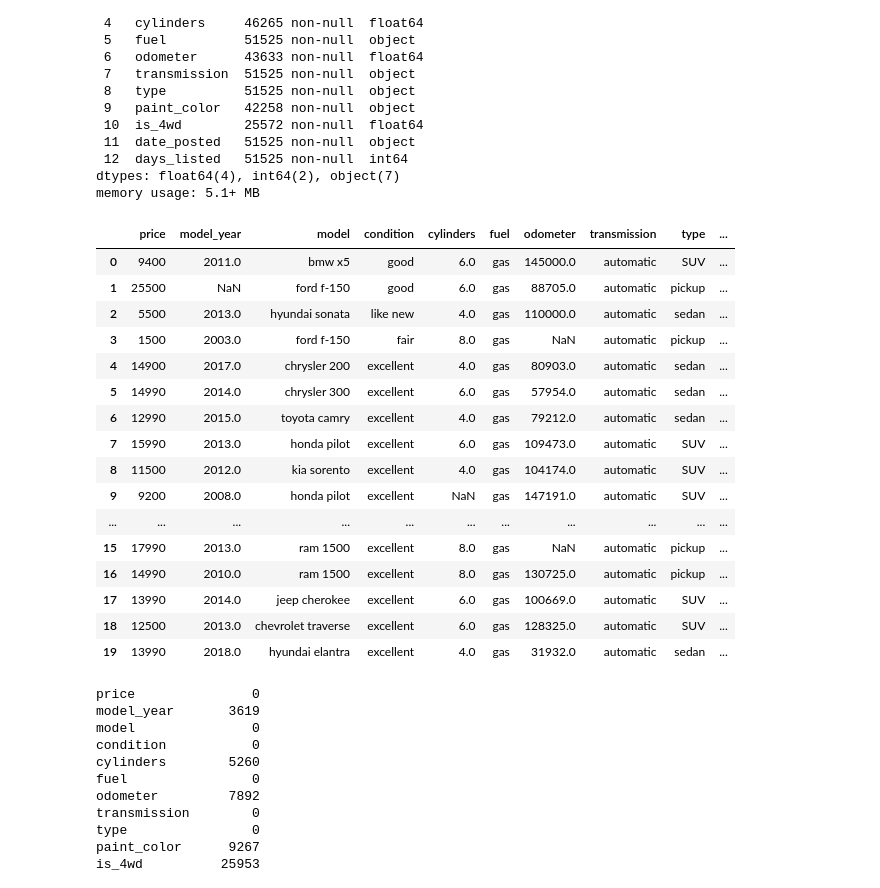
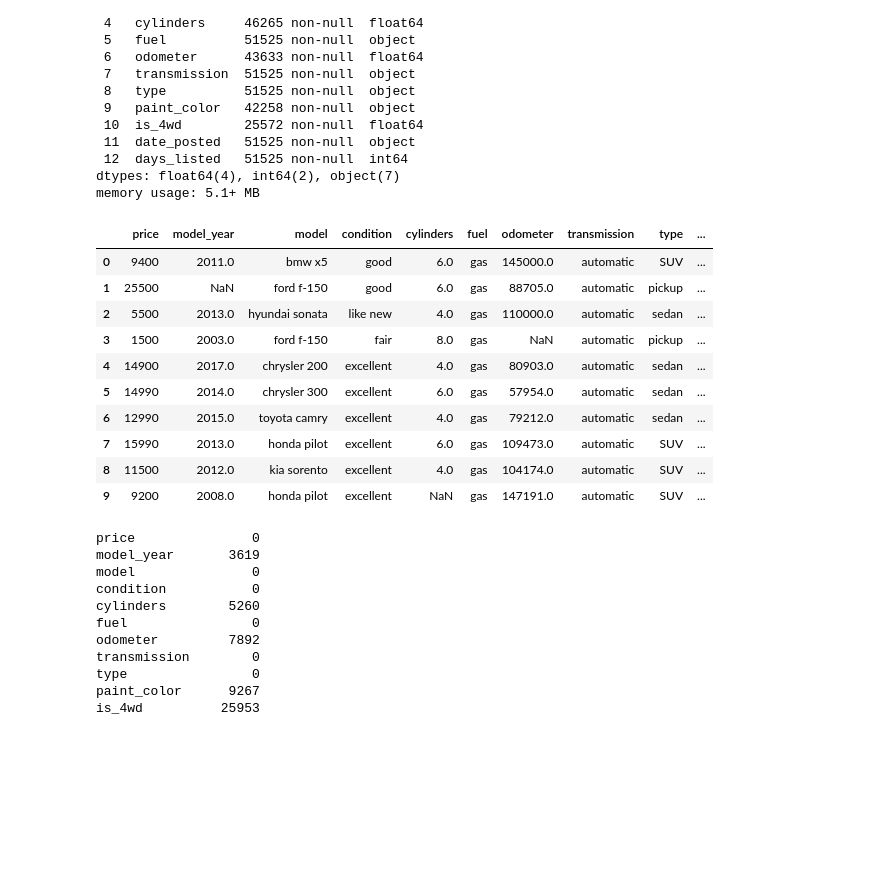
Before and after one commit to KingDanL/DL_Development_Tools_Project, a Jupyter notebook: notebooks/EDA.ipynb, the cells around one changed output. Cells and saved outputs as stored; diff of their text form; code cells hidden in the pictures; blank space fills up the shorter version.

```diff
--- a/notebooks/EDA.ipynb
+++ b/notebooks/EDA.ipynb
@@ -24,25 +24,19 @@ Data columns (total 13 columns):
 dtypes: float64(4), int64(2), object(7)
 memory usage: 5.1+ MB
 # %%
-df.head(20)
+df.head(10)
 # %% [output]
 |  | price | model_year | model | condition | cylinders | fuel | odometer | transmission | type | ... |
 | 0 | 9400 | 2011.0 | bmw x5 | good | 6.0 | gas | 145000.0 | automatic | SUV | ... |
 | 1 | 25500 | NaN | ford f-150 | good | 6.0 | gas | 88705.0 | automatic | pickup | ... |
 | 2 | 5500 | 2013.0 | hyundai sonata | like new | 4.0 | gas | 110000.0 | automatic | sedan | ... |
 | 3 | 1500 | 2003.0 | ford f-150 | fair | 8.0 | gas | NaN | automatic | pickup | ... |
 | 4 | 14900 | 2017.0 | chrysler 200 | excellent | 4.0 | gas | 80903.0 | automatic | sedan | ... |
 | 5 | 14990 | 2014.0 | chrysler 300 | excellent | 6.0 | gas | 57954.0 | automatic | sedan | ... |
 | 6 | 12990 | 2015.0 | toyota camry | excellent | 4.0 | gas | 79212.0 | automatic | sedan | ... |
 | 7 | 15990 | 2013.0 | honda pilot | excellent | 6.0 | gas | 109473.0 | automatic | SUV | ... |
 | 8 | 11500 | 2012.0 | kia sorento | excellent | 4.0 | gas | 104174.0 | automatic | SUV | ... |
 | 9 | 9200 | 2008.0 | honda pilot | excellent | NaN | gas | 147191.0 | automatic | SUV | ... |
-| ... | ... | ... | ... | ... | ... | ... | ... | ... | ... | ... |
-| 15 | 17990 | 2013.0 | ram 1500 | excellent | 8.0 | gas | NaN | automatic | pickup | ... |
-| 16 | 14990 | 2010.0 | ram 1500 | excellent | 8.0 | gas | 130725.0 | automatic | pickup | ... |
-| 17 | 13990 | 2014.0 | jeep cherokee | excellent | 6.0 | gas | 100669.0 | automatic | SUV | ... |
-| 18 | 12500 | 2013.0 | chevrolet traverse | excellent | 6.0 | gas | 128325.0 | automatic | SUV | ... |
-| 19 | 13990 | 2018.0 | hyundai elantra | excellent | 4.0 | gas | 31932.0 | automatic | sedan | ... |
 # %%
 df.isnull().sum()
 # %% [output]
```
Also changed, not shown: parts of 13 cells of this notebook.
